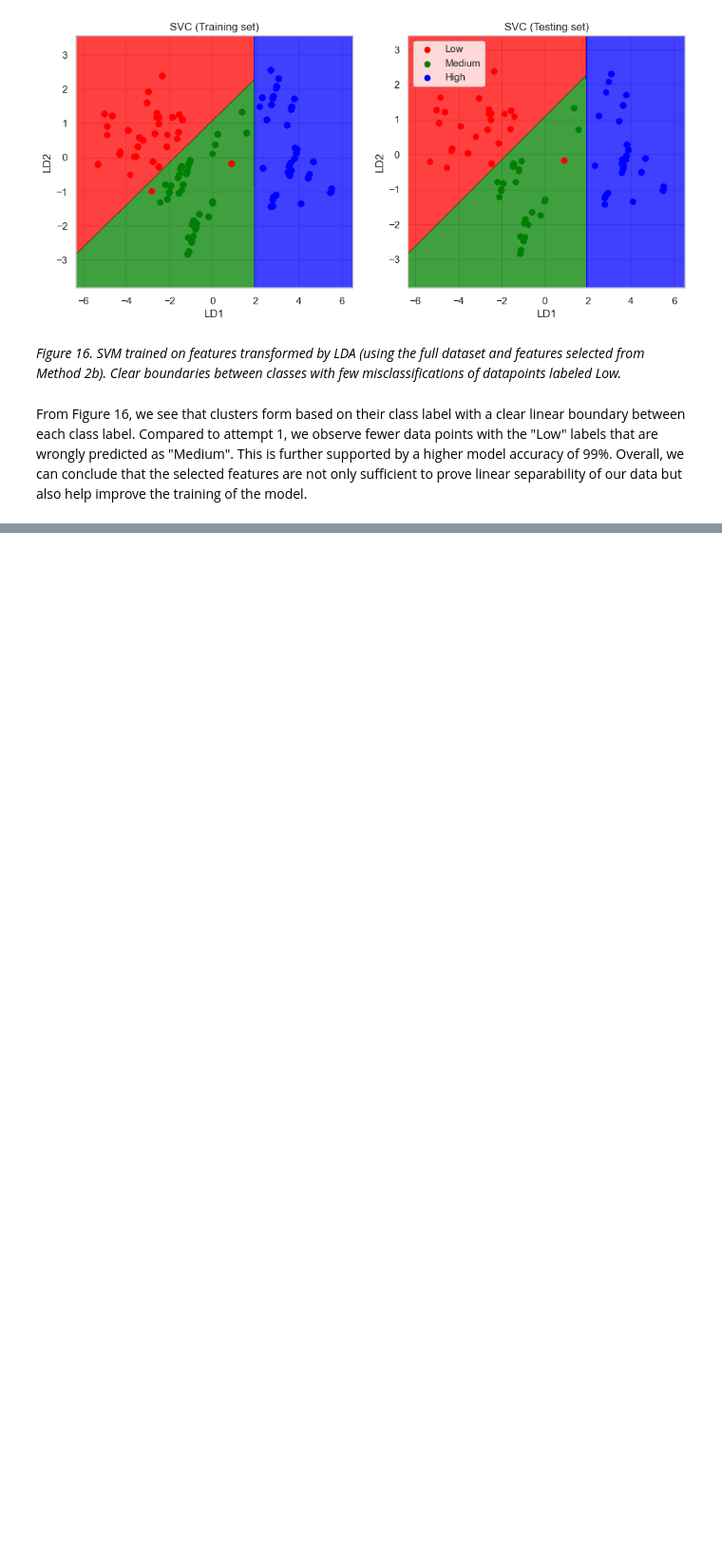
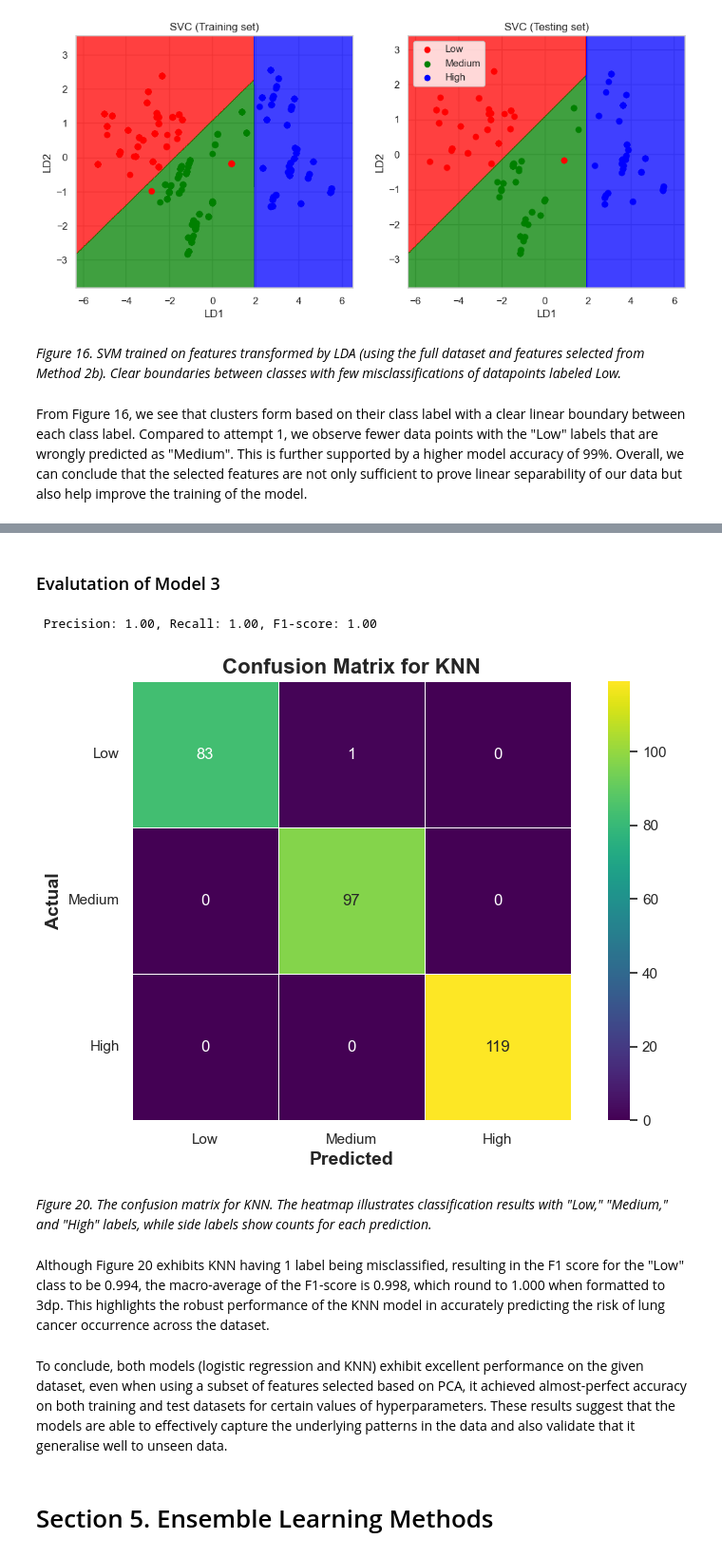
Before and after one commit to eugenegancw/Lung_Cancer_Prediction, a Jupyter notebook: intro_fs_ls_final.ipynb, the cells around one changed output, grey strips where cells are left out. Shown at 95% size. Saved outputs shown, nothing was run; the diff lists cells and outputs as text; code cells hidden in the pictures; blank space fills up the shorter version.

```diff
--- a/intro_fs_ls_final.ipynb
+++ b/intro_fs_ls_final.ipynb
@@ -816,0 +962,3 @@ From Figure 16, we see that clusters form based on their class label with a clea
+# %%
+knn_params = {'n_neighbors': [3, 5, 7, 9], 'p': [1, 2, 3]}
+knn_, y_pred_knn=gridsearch_method(model=KNeighborsClassifier(), params= knn_params, model_name="KNN")
@@ -816,0 +1016,15 @@ From Figure 16, we see that clusters form based on their class label with a clea
+# %% [markdown]
+### Evalutation of Model 3
+# %%
+evaluation_metrics(y_test, y_pred_knn, 'KNN', average_type='macro')
+# %% [output]
+ Precision: 1.00, Recall: 1.00, F1-score: 1.00
+[figure, added]
+# %% [markdown]
+*Figure 20. The confusion matrix for KNN. The heatmap illustrates classification results with "Low," "Medium," and "High" labels, while side labels show counts for each prediction.*
+# %% [markdown]
+Although Figure 20 exhibits KNN having 1 label being misclassified, resulting in the F1 score for the "Low" class to be 0.994, the macro-average of the F1-score is 0.998, which round to 1.000 when formatted to 3dp. This highlights the robust performance of the KNN model in accurately predicting the risk of lung cancer occurrence across the dataset.
+# %% [markdown]
+To conclude,  both models (logistic regression and KNN) exhibit excellent performance on the given dataset, even when using a subset of features selected based on PCA, it achieved almost-perfect accuracy on both training and test datasets for certain values of hyperparameters. These results suggest that the models are able to effectively capture the underlying patterns in the data and also validate that it generalise well to unseen data.
+# %% [markdown]
+# Section 5. Ensemble Learning Methods
```
Also changed, not shown: parts of 64 cells of this notebook.
